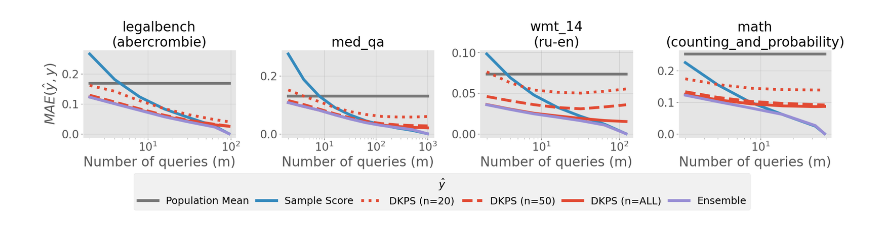
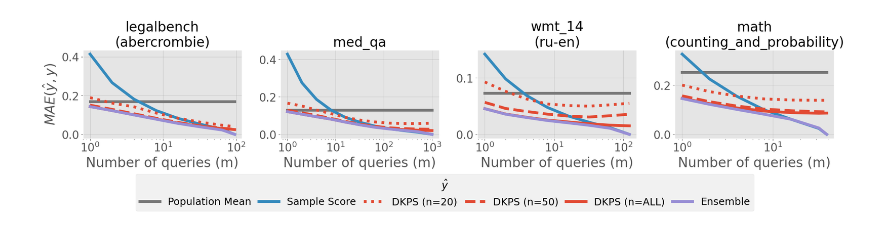
Before and after one commit to jataware/dkps, a Jupyter notebook: examples/helm/fig2.ipynb, the cells around one changed output. Saved outputs shown, nothing was run; the diff lists cells and outputs as text; code cells hidden in the pictures.

```diff
--- a/examples/helm/fig2.ipynb
+++ b/examples/helm/fig2.ipynb
@@ -112,7 +112,7 @@ for embed_model in ['embed-google', 'embed-local-onehot']:
 
         score_col =score_dict[file]
 
-        tsv_path = Path(_results_dir) / file / score_col / '1024' / 'dkps' / 'results.tsv'
+        tsv_path = Path(_results_dir) / file / score_col / '1024' / 'dkps' / 'results-v2.tsv'
 
         # _keep = False
         for i, keep in enumerate(keep_list):
@@ -175,31 +175,31 @@ for embed_model in ['embed-google', 'embed-local-onehot']:
             if 'm/M' in method_label:
                 color='brown'
             else:
                 color=c['c']
             color=color_dict[c['label']]
             ax.plot(df_avg.n_samples, df_avg[c['colname']], label=method_label, c=color, linestyle=c['linestyle'], lw=5)
             n_sample_list = list(df_avg.n_samples)
             average_list = list(df_avg[c['colname']])
             result_dict[task][subtask][method_label] = {n_sample: avg for (n_sample, avg) in zip(n_sample_list, average_list)}
 
         # _ = ax.legend()
         ax.grid('both', alpha=0.25, c='gray')
         ax.set_xscale('log')
         ax.set_xlabel('Number of queries (m)', fontsize=fontsize)
         if 'wmt' in file:
             title = 'wmt_14\n' + '(ru-en)'
         else:
             title=file.replace('-', '\n')
             if '=' in title:
                 title = title.split('\n')[0] + '\n' + f'({title.split('\n')[-1].split('=')[-1]})'
         ax.set_title(f'{title}', fontsize=fontsize)
         ax.tick_params(labelsize=labelsize)
 
 
 axs[0].set_ylabel(r'$MAE(\hat{y}, y)$', fontsize=fontsize)
 plt.tight_layout()
 axs[0].legend(loc='lower left', columnspacing=0.75, bbox_to_anchor=(0.3,-0.88), ncols=6, fontsize=labelsize-2, title=r'$\hat{y}$', title_fontsize=labelsize-1, framealpha=0.5)
 
 plt.savefig('figures/fig2.pdf', bbox_inches='tight')
 # %% [output]
-[figure, old version]
+[figure, new version]
```
Also changed, not shown: 13 other files.
